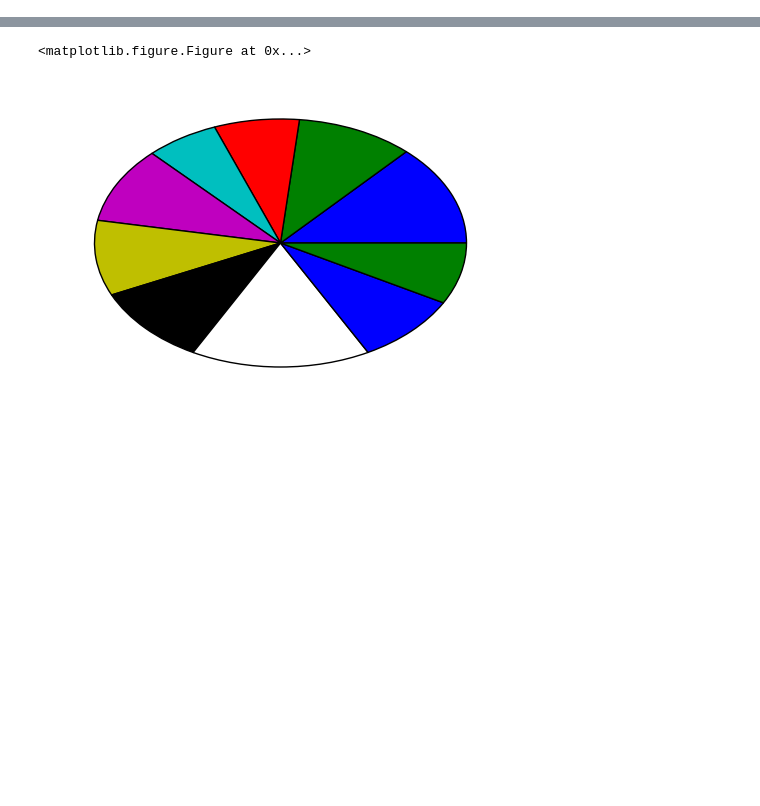
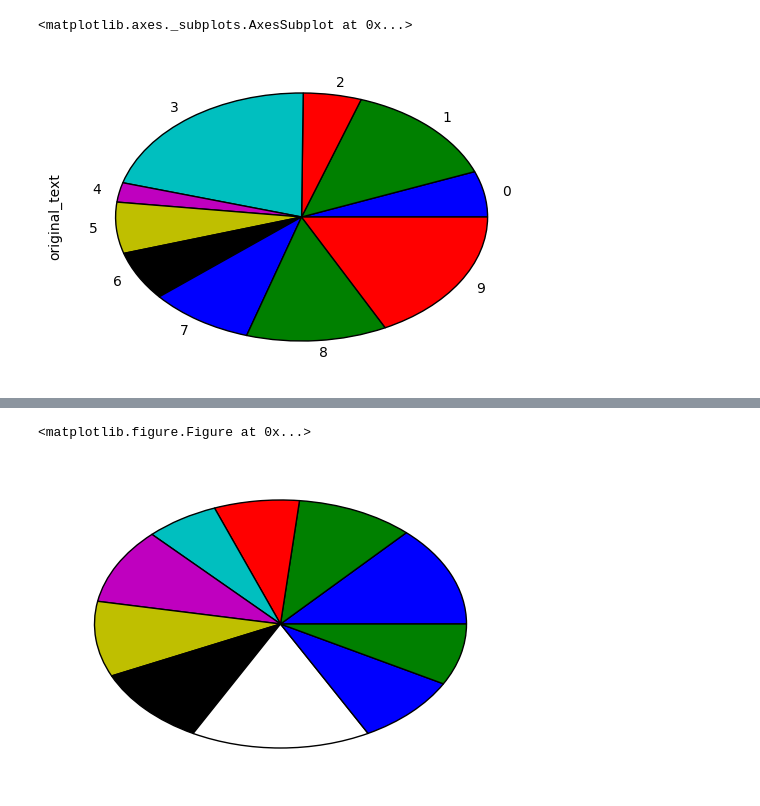
Before and after one commit to MiyainNYC/NLP-projects, a Jupyter notebook: Customer_review_US/lda.ipynb, the cells around one changed output, grey strips where cells are left out. Cells and saved outputs as stored; diff of their text form; code cells hidden in the pictures; blank space fills up the shorter version.

```diff
--- a/Customer_review_US/lda.ipynb
+++ b/Customer_review_US/lda.ipynb
@@ -87,0 +105,11 @@ lda.show_topics(num_topics,15)
+# %%
+df_bow = pd.DataFrame({'original_text':content.content.values,
+             'corpus':corpus,
+            'assign':assign,
+            'conf_score':conf_score,
+                      'bow':cleaned_list})
+# %%
+df_bow.groupby('assign').count()['original_text'].plot(kind='pie')
+# %% [output]
+<matplotlib.axes._subplots.AxesSubplot at 0x...>
+[figure, added]
```
Also changed, not shown: parts of 13 cells of this notebook.
